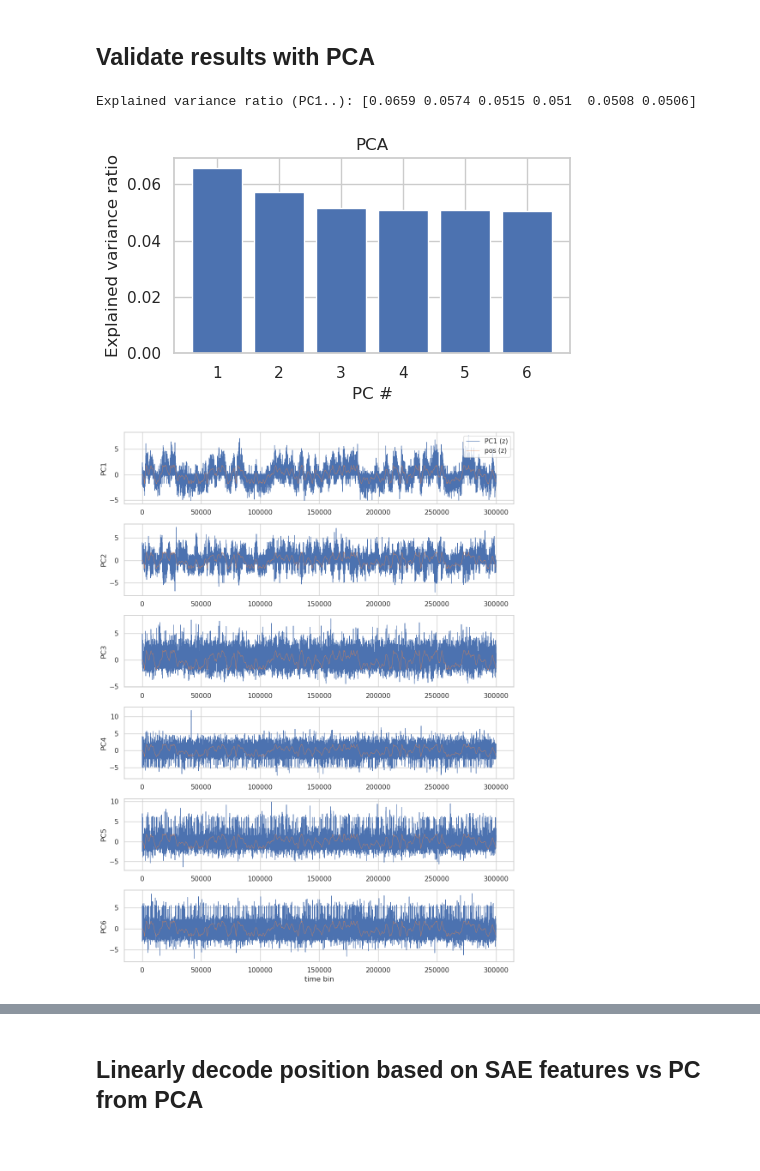
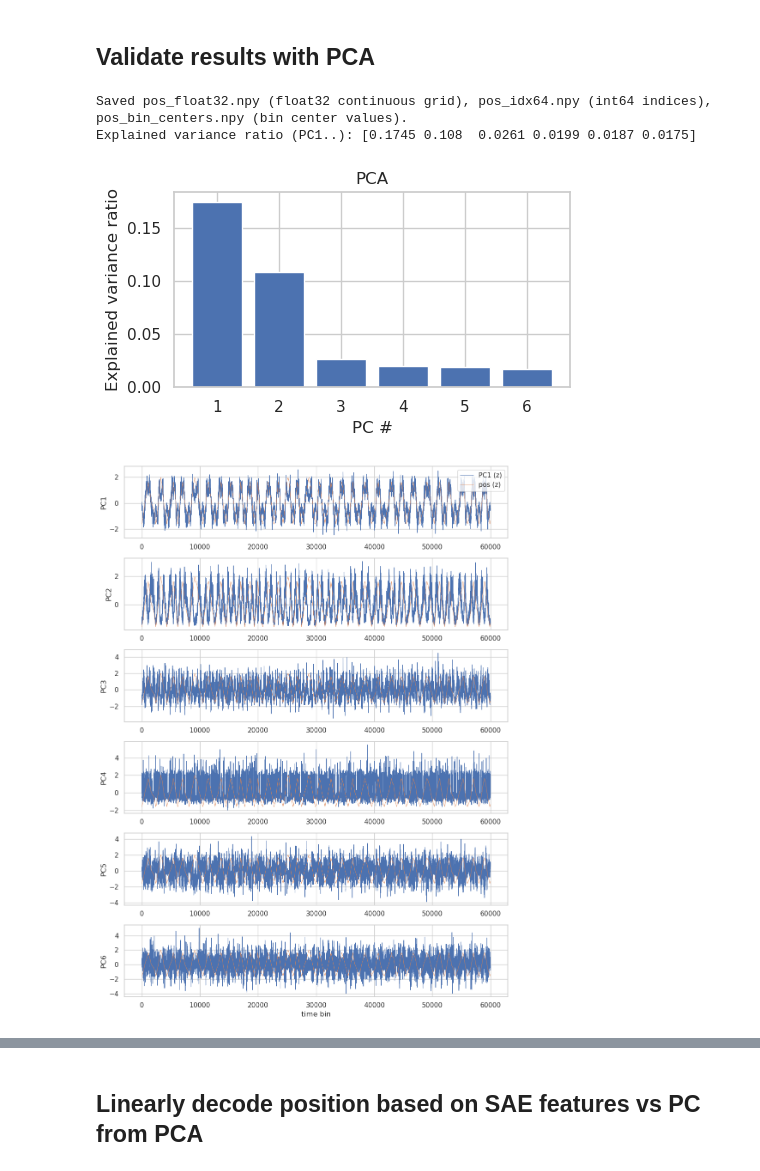
Before and after one commit to jkbhagatio/nldisco, a Jupyter notebook: notebooks/mini_msae_place_cells.ipynb, the cells around one changed output, grey strips where cells are left out. Drawn from its saved outputs; the diff is of its cells as text; code cells hidden in the pictures.

```diff
--- a/notebooks/mini_msae_place_cells.ipynb
+++ b/notebooks/mini_msae_place_cells.ipynb
@@ -71,7 +71,7 @@ pd.set_option("display.max_columns", 25)
 # Choose dataset to use:
 
 # options: "20Hz_4PCs_5Hz_96noise", "40Hz_4PCs_5Hz_96noise", "20Hz_4PCs_5Hz_32noise"
-folder = "20Hz_10PCs_5Hz_10noise"
+folder = "20Hz_50PCs_5Hz_50noise"
 # %%
 # Load simulated place cells spike matrix (this matrix has data from 4 simulated place cells and 96 random cells - aka noise)
 
@@ -89,9 +89,9 @@ print(spike_matrix.shape)
 # %% [markdown]
 ### Train MSAE
 # %%
-dsae_topk_map = {32: 1, 64: 2, 128: 4}
+dsae_topk_map = {64: 2} #, 64: 4, 128: 8}
 dsae_topk_map = dict(sorted(dsae_topk_map.items()))  # ensure sorted from smallest to largest
-dsae_loss_x_map = {64: 1, 128: 1.25, 256: 1.5}
+dsae_loss_x_map = {64: 1} #, 64: 1.25, 128: 1.5}
 dsae_loss_x_map = dict(sorted(dsae_loss_x_map.items()))
 dsae = max(dsae_topk_map.keys())
 n_inst = 2
@@ -120,10 +120,10 @@ sae_cfg = mt.SaeConfig(
 sae = mt.Sae(sae_cfg).to(device)
 loss_fn = mt.msle
 tau = 1.0
-lr = 1e-3
+lr = lr = 5e-3
 
-n_epochs = 2
-batch_sz = 16
+n_epochs = 20
+batch_sz = 1024
 n_steps = spike_cts.shape[0] // batch_sz * n_epochs
 log_freq = n_steps // n_epochs // 2
 dead_neuron_window = n_steps // n_epochs // 3
@@ -571,34 +571,71 @@ def simple_pca_inspect(spike_cts, pos, n_components=6, n_pos_bins=30, smoothing_
         ax.set_ylabel(f"PC{i+1}")
         if i == 0:
             ax.set_title("PC ratemaps (mean activation per position bin)")
     plt.xlabel("position"); plt.tight_layout(); plt.show()
 
     # 4) loadings: show top contributing neurons per PC
     #    we'll plot the absolute weights and list top-5 neuron indices per PC
     topk = 8
     plt.figure(figsize=(10, 2.2 * K))
     for i in range(K):
         w = comps[i]   # length N
         idx = np.argsort(np.abs(w))[::-1][:topk]
         ax = plt.subplot(K, 1, i+1)
         ax.bar(np.arange(topk), w[idx])
         ax.set_xticks(np.arange(topk))
         ax.set_xticklabels([str(j) for j in idx], rotation=45)
         ax.set_ylabel(f"PC{i+1}")
         if i == 0:
             ax.set_title(f"Top {topk} neuron loadings per PC (indices)")
     plt.xlabel("neuron index"); plt.tight_layout(); plt.show()
 
     # return objects for further inspection if needed
     return {"pca": pca, "pcs": pcs, "components": comps, "explained": explained, "pos_bins": centers}
 
 # -------------------------
 # Example usage
 # -------------------------
 pos = np.load("./" + folder + "/positions.npy")
 time = np.load("./" + folder + "/timestamps.npy")
-res = simple_pca_inspect(spike_cts, pos, n_components=6, n_pos_bins=30, smoothing_sigma=3)
+
+pos_raw = np.load("./" + folder + "/positions.npy")
+pos_raw = np.asarray(pos_raw).ravel()
+
+# clamp to [0,1]
+pos_clamped = np.clip(pos_raw, 0.0, 1.0)
+
+# create 100 bins -> 101 edges gives 100 bins
+n_bins = 100
+edges = np.linspace(0.0, 1.0, n_bins + 1)   # length 101
+# digitize -> returns 1..100 so subtract 1 for 0..99
+bin_idx = np.digitize(pos_clamped, edges) - 1
+# fix any edge-case where pos==1.0 gives index n_bins -> map to n_bins-1
+bin_idx[bin_idx == n_bins] = n_bins - 1
+
+# discrete float values (bin centers or step values 0.00..1.00)
+# two reasonable choices: centers or left-edge/step. I'll use step values 0.00,0.01,...,1.00
+discrete_floats = np.round(np.linspace(0.0, 1.0, n_bins + 1)[:-1], 2)  # 100 values 0.00..0.99
+# if you want 0.00..1.00 inclusive with step 0.01, use centers or include last value:
+discrete_centers = np.round(np.linspace(0.0, 1.0, n_bins), 2)  # 100 values from 0.00 to 1.00
+
+# map indices back to discrete floats (choose discrete_centers)
+pos_discrete_float = discrete_centers[bin_idx]  # dtype float64
+
+# cast to sensible dtypes for training/eval
+pos_float32 = pos_discrete_float.astype(np.float32)   # for regression / training (float32)
+pos_idx64   = bin_idx.astype(np.int64)               # for indexing / classification
+
+# save
+np.save("pos_float32.npy", pos_float32)
+np.save("pos_idx64.npy", pos_idx64)
+np.save("pos_bin_centers.npy", discrete_centers.astype(np.float32))
+
+print("Saved pos_float32.npy (float32 continuous grid), pos_idx64.npy (int64 indices), pos_bin_centers.npy (bin center values).")
+
+
+res = simple_pca_inspect(spike_cts, pos_float32, n_components=6, n_pos_bins=30, smoothing_sigma=3)
 # %% [output]
-Explained variance ratio (PC1..): [0.0659 0.0574 0.0515 0.051  0.0508 0.0506]
+Saved pos_float32.npy (float32 continuous grid), pos_idx64.npy (int64 indices), pos_bin_centers.npy (bin center values).
+Explained variance ratio (PC1..): [0.1745 0.108  0.0261 0.0199 0.0187 0.0175]
-[figure, old version]
+[figure, new version]
-[figure, old version]
+[figure, new version]
```
Also changed, not shown: parts of 10 cells of this notebook, 1 other file.
